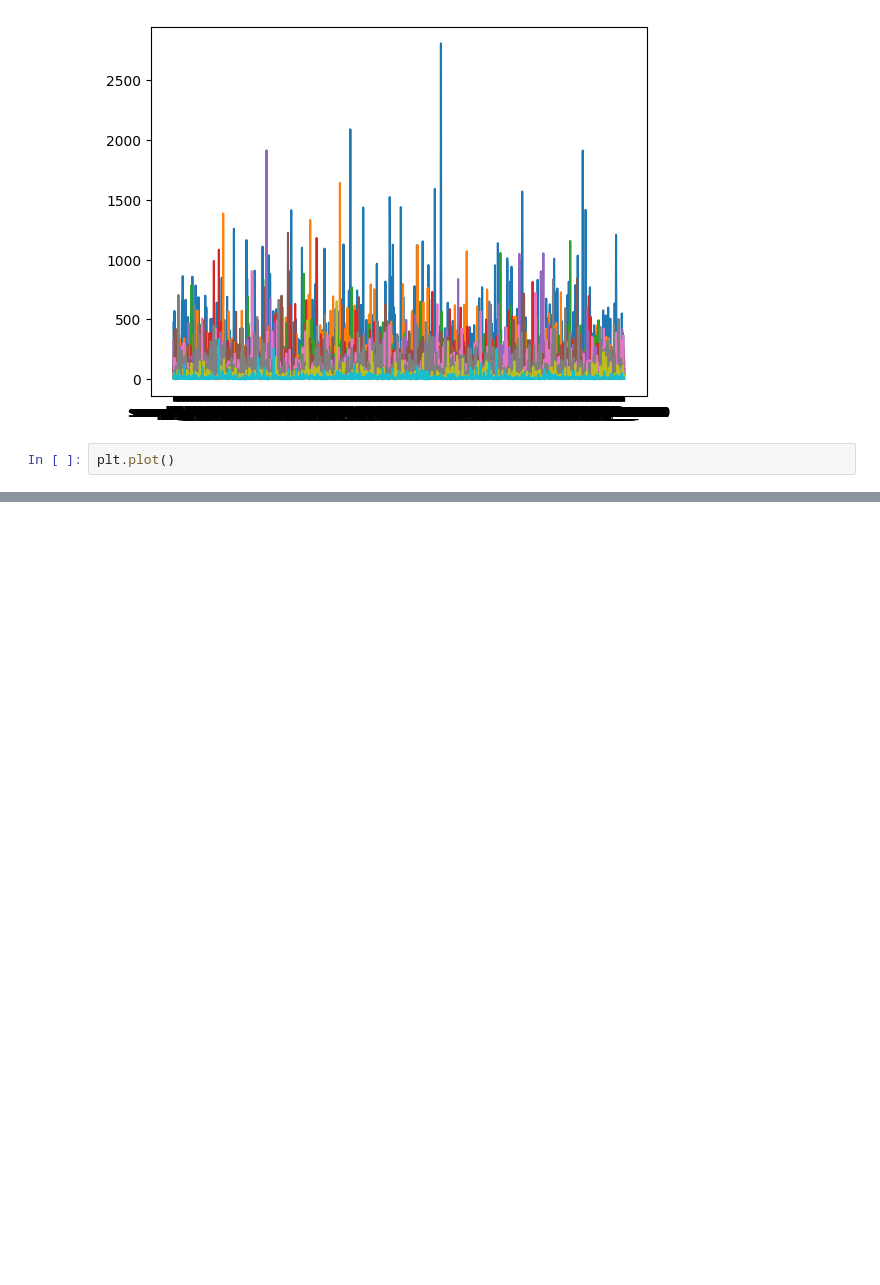
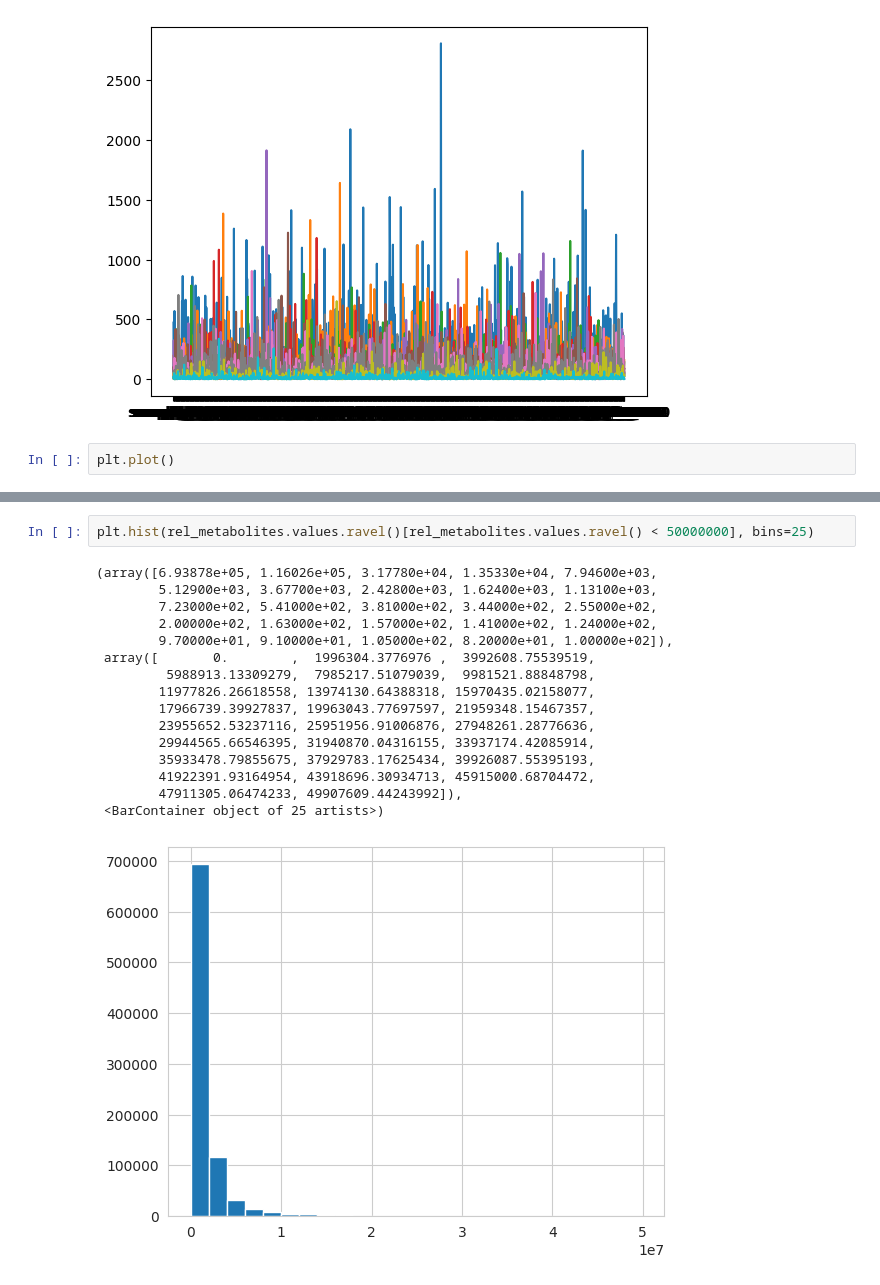
Before and after one commit to DriesDeRyck/thesis, a Jupyter notebook: DoubleML/data/sensitivity_small_dataset/visualize_distributions.ipynb, the cells around one changed output, grey strips where cells are left out. Cells and saved outputs as stored; diff of their text form; blank space fills up the shorter version.

```diff
--- a/DoubleML/data/sensitivity_small_dataset/visualize_distributions.ipynb
+++ b/DoubleML/data/sensitivity_small_dataset/visualize_distributions.ipynb
@@ -213,0 +231,19 @@ plt.plot()
+# %%
+plt.hist(rel_metabolites.values.ravel()[rel_metabolites.values.ravel() < 50000000], bins=25)
+# %% [output]
+(array([6.93878e+05, 1.16026e+05, 3.17780e+04, 1.35330e+04, 7.94600e+03,
+        5.12900e+03, 3.67700e+03, 2.42800e+03, 1.62400e+03, 1.13100e+03,
+        7.23000e+02, 5.41000e+02, 3.81000e+02, 3.44000e+02, 2.55000e+02,
+        2.00000e+02, 1.63000e+02, 1.57000e+02, 1.41000e+02, 1.24000e+02,
+        9.70000e+01, 9.10000e+01, 1.05000e+02, 8.20000e+01, 1.00000e+02]),
+ array([       0.        ,  1996304.3776976 ,  3992608.75539519,
+         5988913.13309279,  7985217.51079039,  9981521.88848798,
+        11977826.26618558, 13974130.64388318, 15970435.02158077,
+        17966739.39927837, 19963043.77697597, 21959348.15467357,
+        23955652.53237116, 25951956.91006876, 27948261.28776636,
+        29944565.66546395, 31940870.04316155, 33937174.42085914,
+        35933478.79855675, 37929783.17625434, 39926087.55395193,
+        41922391.93164954, 43918696.30934713, 45915000.68704472,
+        47911305.06474233, 49907609.44243992]),
+ <BarContainer object of 25 artists>)
+[figure, added]
```
Also changed, not shown: parts of 30 cells of this notebook, 7 other files.
